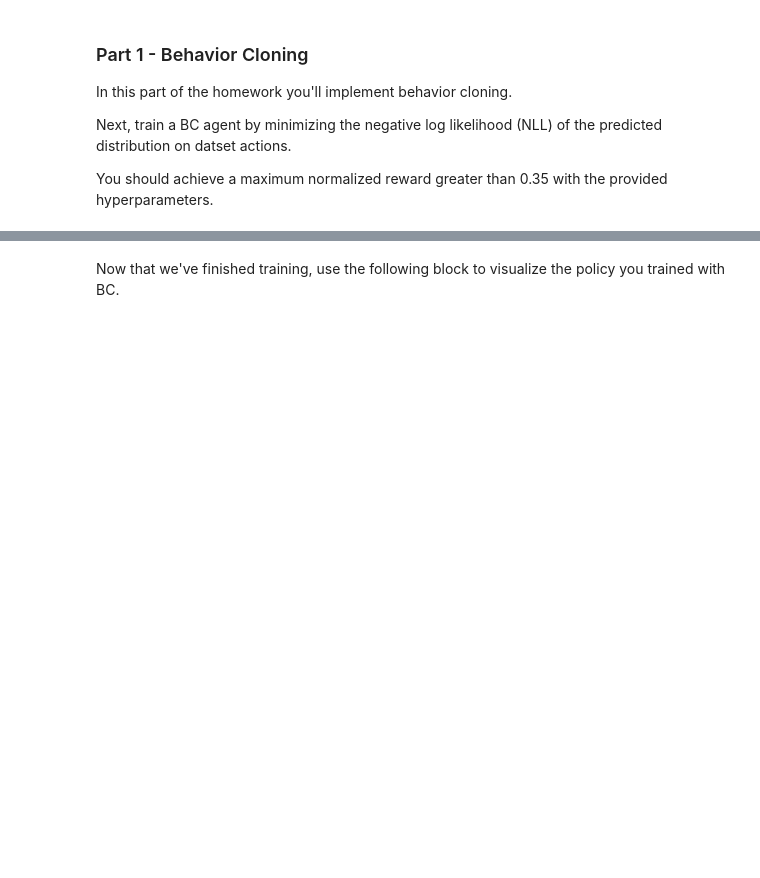
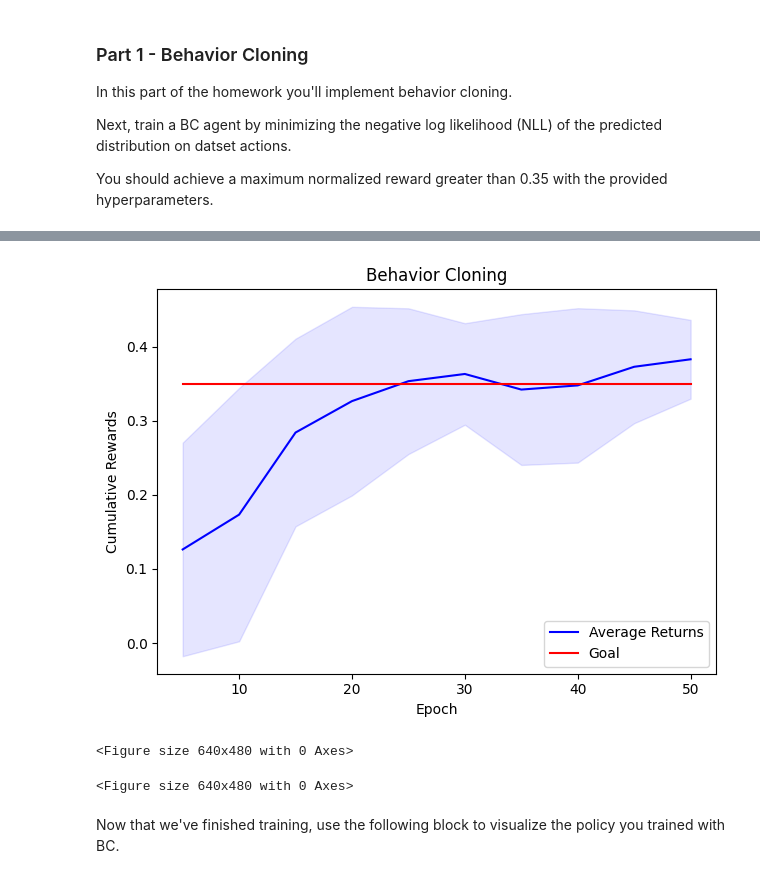
Before and after one commit to atharvamete/cs8803drl-fall24, a Jupyter notebook: hw2/hw2_offline.ipynb, the cells around one changed output, grey strips where cells are left out. Cells and saved outputs as stored; diff of their text form; code cells hidden in the pictures; blank space fills up the shorter version.

```diff
--- a/hw2/hw2_offline.ipynb
+++ b/hw2/hw2_offline.ipynb
@@ -130,8 +149,13 @@ else:
             state = batch['state'].to(DEVICE)
             action = batch['action'].to(DEVICE)
 
-            # TODO: compute negative log likelihood loss on this batch
-            loss = torch.tensor(0)
+            # Compute negative log likelihood loss on this batch
+            policy_dist = bc_policy.pi(state)
+            loss = -policy_dist.log_prob(action).mean()
+
+            optimizer.zero_grad()
+            loss.backward()
+            optimizer.step()
 
             total_loss += loss.item()
 
@@ -149,3 +173,4 @@ else:
     torch.save(exp_state, 'bc_policy.pth')
 epochs = np.arange(EVAL_FREQ, EPOCHS + EVAL_FREQ, step=EVAL_FREQ)
 plot_returns(means, stds,'Behavior Cloning', epochs=epochs, goal=0.35)
+# %% [output]
@@ -152,3 +188,6 @@ plot_returns(means, stds,'Behavior Cloning', epochs=epochs, goal=0.35)
+[figure, added]
+<Figure size 640x480 with 0 Axes>
+<Figure size 640x480 with 0 Axes>
 # %% [markdown]
 Now that we've finished training, use the following block to visualize the policy you trained with BC.
 # %%
```
Also changed, not shown: parts of 13 cells of this notebook, 12 other files.
